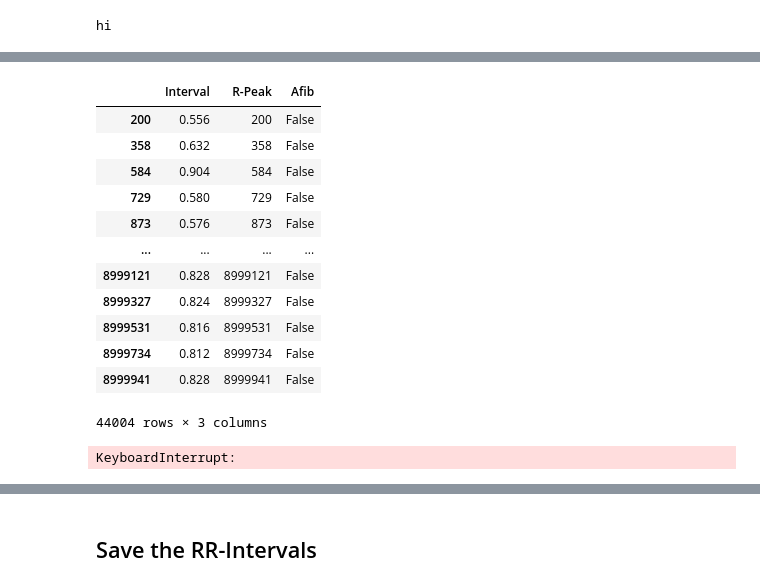
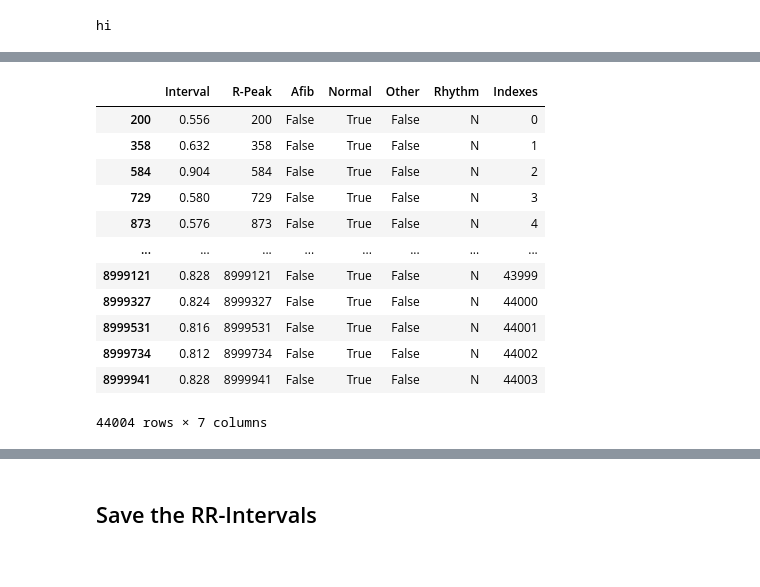
Before and after one commit to NNLUliskey/svsm_ml_2022, a Jupyter notebook: work_6_29.ipynb, the cells around one changed output, grey strips where cells are left out. Saved outputs shown, nothing was run; the diff lists cells and outputs as text; code cells hidden in the pictures.

```diff
--- a/work_6_29.ipynb
+++ b/work_6_29.ipynb
@@ -97,6 +97,20 @@ for subject in rr_ints:
 print('hi')
 # %% [output]
 hi
+# %%
+counter = 0
+index_list = []
+while counter < 44004:
+    index_list.append(counter)
+    counter += 1
 # %%
-#sns.lineplot(data=rr_timeints[0], hue_norm=afib_arr[3:30000], hue=red)
-plt.plot(rr_timeints[0])
+typelist = ['Normal', 'Afib', 'Other']
+main_list = []
+for index, row in df.iterrows():
+    for types in typelist:
+            if types == 'Normal' and row['Normal']:
+                main_list.append('N')
+            elif types == 'Afib' and row['Afib']:
+                main_list.append('A')
+            elif types == 'Other' and row['Other']:
+                main_list.append('O')
@@ -106,53 +117,29 @@ plt.plot(rr_timeints[0])
 # %%
 #from Tutorial_Extract_MIT-BIH import atr_labels
 df = pd.DataFrame(
     {
         "Interval": rr_timeints[0],
         "R-Peak": qrs[0][1:],
         "Afib": subject_dataframes[0]['AFIB'][qrs[0][1:]],
-        "Rhythm":
+        "Normal": subject_dataframes[0]['Normal'][qrs[0][1:]],
+        "Other": subject_dataframes[0]['Other'][qrs[0][1:]],
+        "Rhythm": main_list,
+        'Indexes': index_list
     }
 )
-
+#df = df.set_index('Indexes')
 df
 # %% [output]
-|  | Interval | R-Peak | Afib |
-| 200 | 0.556 | 200 | False |
-| 358 | 0.632 | 358 | False |
-| 584 | 0.904 | 584 | False |
-| 729 | 0.580 | 729 | False |
-| 873 | 0.576 | 873 | False |
-| ... | ... | ... | ... |
-| 8999121 | 0.828 | 8999121 | False |
-| 8999327 | 0.824 | 8999327 | False |
-| 8999531 | 0.816 | 8999531 | False |
-| 8999734 | 0.812 | 8999734 | False |
-| 8999941 | 0.828 | 8999941 | False |
+|  | Interval | R-Peak | Afib | Normal | Other | Rhythm | Indexes |
+| 200 | 0.556 | 200 | False | True | False | N | 0 |
+| 358 | 0.632 | 358 | False | True | False | N | 1 |
+| 584 | 0.904 | 584 | False | True | False | N | 2 |
+| 729 | 0.580 | 729 | False | True | False | N | 3 |
+| 873 | 0.576 | 873 | False | True | False | N | 4 |
+| ... | ... | ... | ... | ... | ... | ... | ... |
+| 8999121 | 0.828 | 8999121 | False | True | False | N | 43999 |
+| 8999327 | 0.824 | 8999327 | False | True | False | N | 44000 |
+| 8999531 | 0.816 | 8999531 | False | True | False | N | 44001 |
+| 8999734 | 0.812 | 8999734 | False | True | False | N | 44002 |
+| 8999941 | 0.828 | 8999941 | False | True | False | N | 44003 |
-44004 rows × 3 columns
+44004 rows × 7 columns
-# %%
-#subject_dataframes[0]['R-Peak'][qrs[0][0]]
-#subject_dataframes[0]
-afib_arr = []
-normal_arr = []
-other_arr = []
-rhythm_arr = []
-for index, afib in enumerate(subject_dataframes[0]["AFIB"]):
-    if index in qrs[0] and afib:
-        afib_arr.append(index)
-for index, normal in enumerate(subject_dataframes[0]["Normal"][qrs[0]]):
-    if normal:
-        normal_arr.append(index)
-for index, other in enumerate(subject_dataframes[0]["Other"][qrs[0]]):
-    if other:
-        other_arr.append(index)
-
-
-rhythm_arr.append(afib_arr)
-rhythm_arr.append(normal_arr)
-rhythm_arr.append(other_arr)
-
-#rhythm_arr.sort()
-
-rhythm_arr
-# %% [output]
-KeyboardInterrupt:
```
Also changed, not shown: parts of 8 cells of this notebook.
